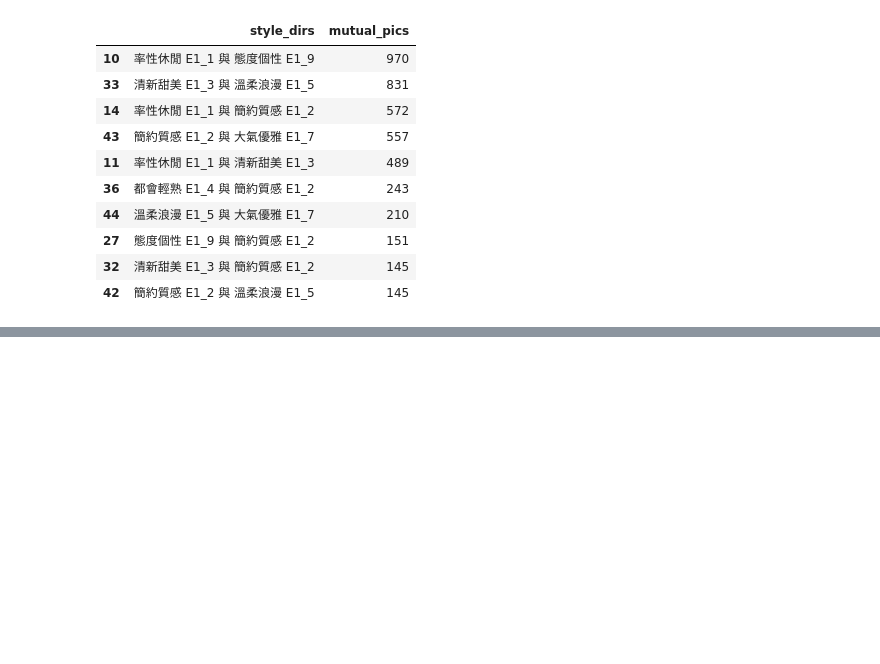
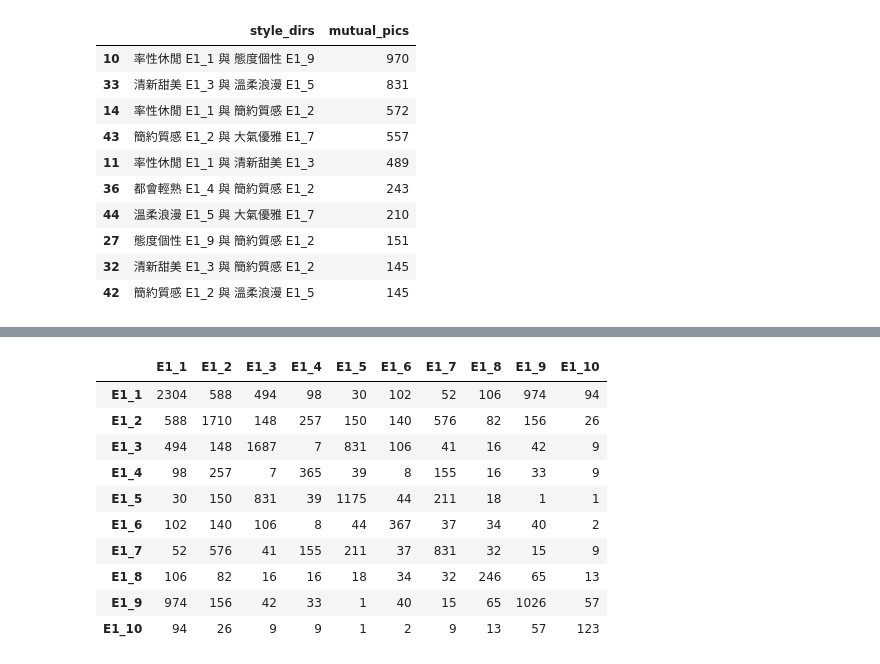
Before and after one commit to oscar-zhou/Program-Fashion-Recommandation-System, a Jupyter notebook: combine_styles.ipynb, the cells around one changed output, grey strips where cells are left out. Saved outputs shown, nothing was run; the diff lists cells and outputs as text; code cells hidden in the pictures; blank space fills up the shorter version.

```diff
--- a/combine_styles.ipynb
+++ b/combine_styles.ipynb
@@ -85,0 +171,26 @@ mutual_df.head(10)
+# %%
+s_df = pd.read_excel("P1圖對應素材風格(主圖).xlsx")
+c_list = m_df.columns.to_list()
+i_list = m_df.index.to_list()
+for column in tqdm(c_list):
+    first = s_df[s_df['TagCode']== column].主要系列編號
+    c = c_list.index(column)
+    for index in i_list:
+        second = s_df[s_df['TagCode']== index].主要系列編號
+        mutual = [x for x in first for y in second if x == y]
+        i = i_list.index(index)
+        m_df.iloc[i,c] = len(mutual)
+# %%
+m_df
+# %% [output]
+|  | E1_1 | E1_2 | E1_3 | E1_4 | E1_5 | E1_6 | E1_7 | E1_8 | E1_9 | E1_10 |
+| E1_1 | 2304 | 588 | 494 | 98 | 30 | 102 | 52 | 106 | 974 | 94 |
+| E1_2 | 588 | 1710 | 148 | 257 | 150 | 140 | 576 | 82 | 156 | 26 |
+| E1_3 | 494 | 148 | 1687 | 7 | 831 | 106 | 41 | 16 | 42 | 9 |
+| E1_4 | 98 | 257 | 7 | 365 | 39 | 8 | 155 | 16 | 33 | 9 |
+| E1_5 | 30 | 150 | 831 | 39 | 1175 | 44 | 211 | 18 | 1 | 1 |
+| E1_6 | 102 | 140 | 106 | 8 | 44 | 367 | 37 | 34 | 40 | 2 |
+| E1_7 | 52 | 576 | 41 | 155 | 211 | 37 | 831 | 32 | 15 | 9 |
+| E1_8 | 106 | 82 | 16 | 16 | 18 | 34 | 32 | 246 | 65 | 13 |
+| E1_9 | 974 | 156 | 42 | 33 | 1 | 40 | 15 | 65 | 1026 | 57 |
+| E1_10 | 94 | 26 | 9 | 9 | 1 | 2 | 9 | 13 | 57 | 123 |
```
Also changed, not shown: parts of 9 cells of this notebook.
